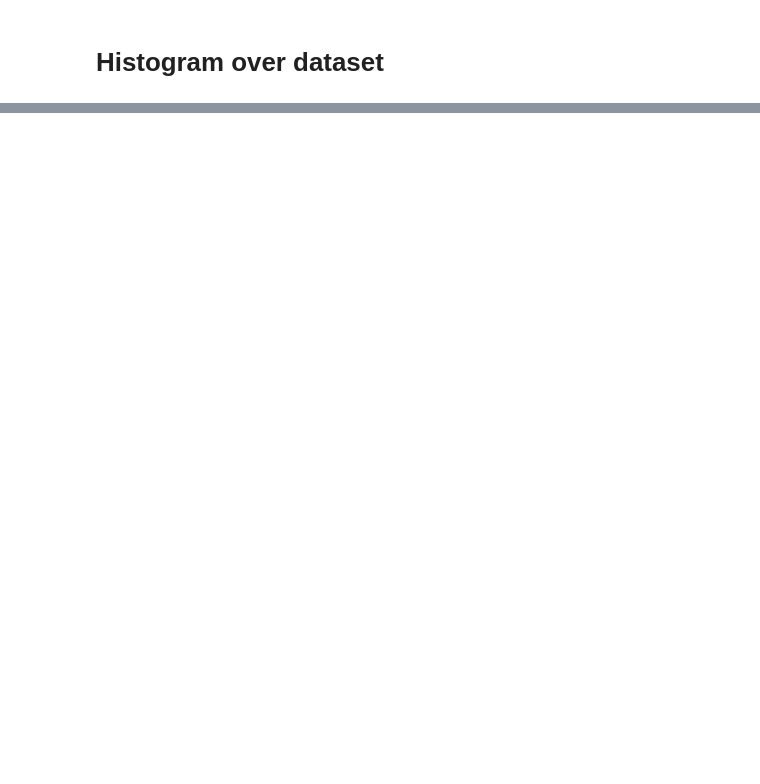
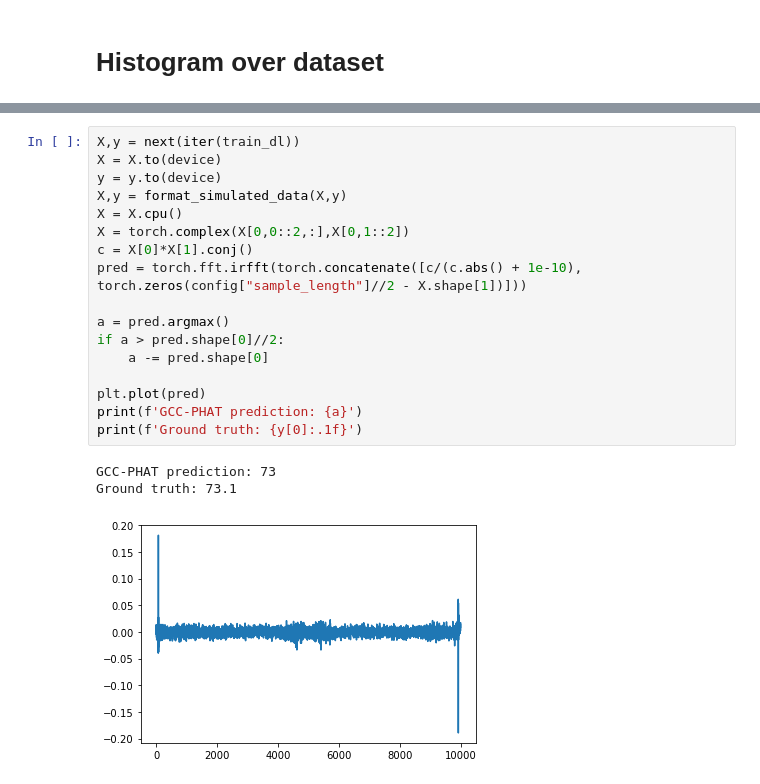
Before and after one commit to Etomer/timeshift_ML, a Jupyter notebook: slask/gcc_phat_verification.ipynb, the cells around one changed output, grey strips where cells are left out. Drawn from its saved outputs; the diff is of its cells as text; blank space fills up the shorter version.

```diff
--- a/slask/gcc_phat_verification.ipynb
+++ b/slask/gcc_phat_verification.ipynb
@@ -161,0 +238,21 @@ tensor([ 112.9738,  -51.3510,   -5.0027,  ..., -206.9700,   25.8791,
+# %%
+X,y = next(iter(train_dl))
+X = X.to(device)
+y = y.to(device)
+X,y = format_simulated_data(X,y)
+X = X.cpu()
+X = torch.complex(X[0,0::2,:],X[0,1::2])
+c = X[0]*X[1].conj()
+pred = torch.fft.irfft(torch.concatenate([c/(c.abs() + 1e-10), torch.zeros(config["sample_length"]//2 - X.shape[1])]))
+
+a = pred.argmax()
+if a > pred.shape[0]//2:
+    a -= pred.shape[0]
+
+plt.plot(pred)
+print(f'GCC-PHAT prediction: {a}')
+print(f'Ground truth: {y[0]:.1f}')
+# %% [output]
+GCC-PHAT prediction: 73
+Ground truth: 73.1
+[figure, added]
```
Also changed, not shown: parts of 13 cells of this notebook, 5 other files.
